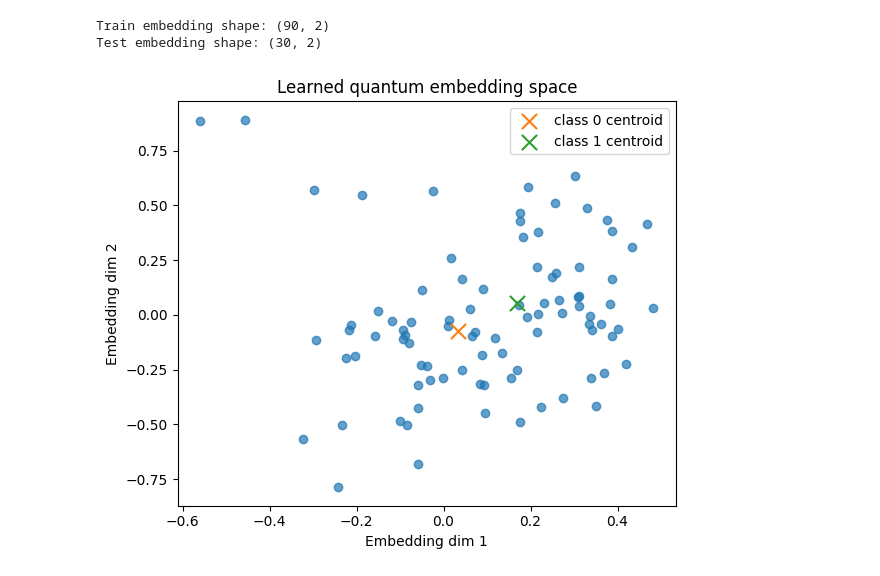
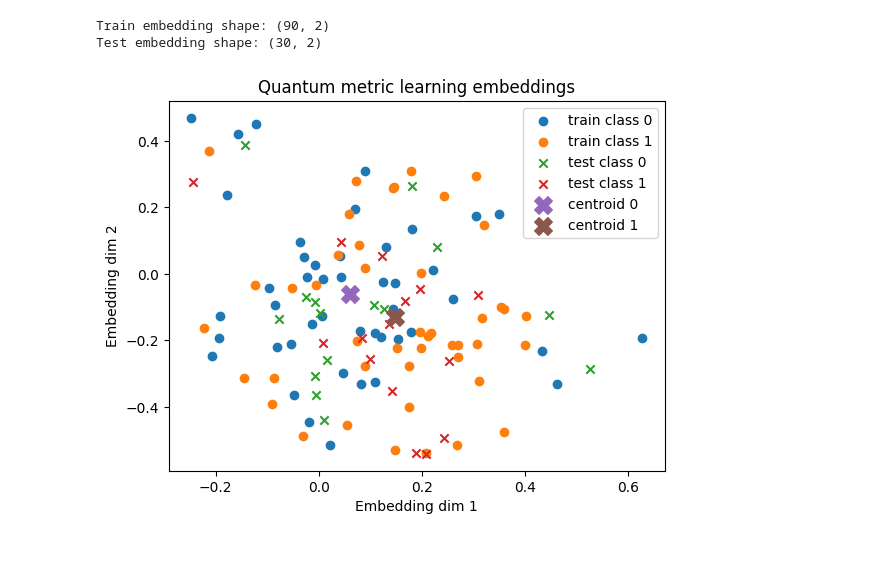
Before and after one commit to SidRichardsQuantum/Quantum_Machine_Learning, a Jupyter notebook: notebooks/quantum_metric_learning.ipynb, the cells around one changed output. Cells and saved outputs as stored; diff of their text form; code cells hidden in the pictures.

Commit message:
quantum metric learning

```diff
--- a/notebooks/quantum_metric_learning.ipynb
+++ b/notebooks/quantum_metric_learning.ipynb
@@ -20,7 +20,7 @@ result = run_quantum_metric_learner(
     dataset="moons",
     samples=120,
     layers=2,
-    steps=50,
+    steps=75,
     stepsize=0.05,
     margin=0.5,
     pairs_per_step=32,
@@ -51,37 +55,15 @@ print("Test embedding shape:", result.test_embeddings.shape)
 Train embedding shape: (90, 2)
 Test embedding shape: (30, 2)
 # %%
-# Visualise learned embedding space (2D)
+from qml.visualize import plot_metric_learning_embeddings
 
-import matplotlib.pyplot as plt
-
-train_embeddings = result.train_embeddings
-centroids = result.train_centroids
-
-plt.figure(figsize=(6, 5))
-
-plt.scatter(
-    train_embeddings[:, 0],
-    train_embeddings[:, 1],
-    alpha=0.7,
+plot_metric_learning_embeddings(
+    train_embeddings=result.train_embeddings,
+    y_train=result.y_train,
+    test_embeddings=result.test_embeddings,
+    y_test=result.y_test,
+    centroids=result.train_centroids,
 )
-
-for cls, centroid in centroids.items():
-    plt.scatter(
-        centroid[0],
-        centroid[1],
-        marker="x",
-        s=120,
-        label=f"class {cls} centroid",
-    )
-
-plt.title("Learned quantum embedding space")
-plt.xlabel("Embedding dim 1")
-plt.ylabel("Embedding dim 2")
-plt.legend()
-plt.tight_layout()
-
-plt.show()
 # %% [output]
-[figure, old version]
+[figure, new version]
 # %%
```
Also changed, not shown: parts of 3 cells of this notebook, 10 other files.
